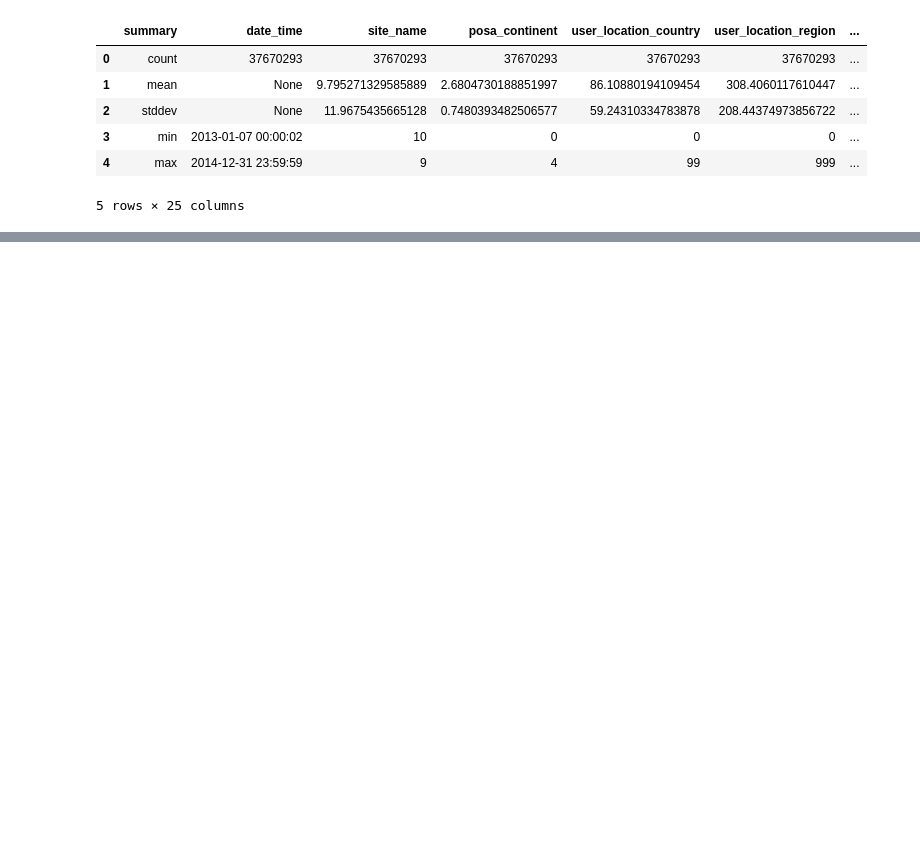
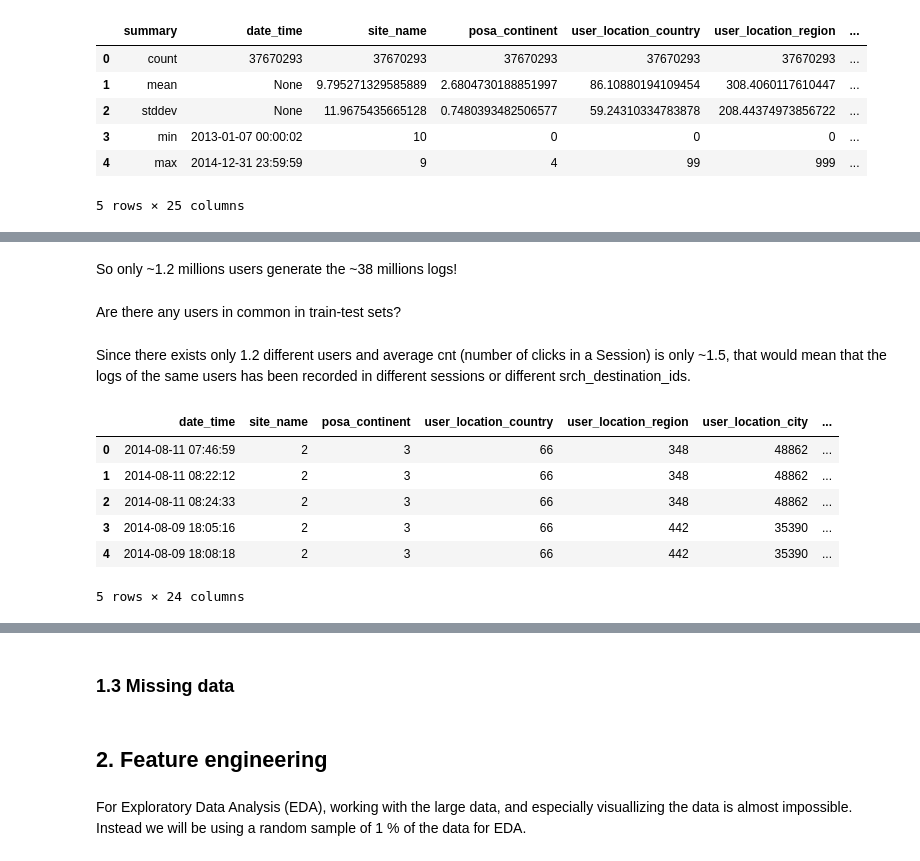
Before and after one commit to hamedrazavi/expedia_hotel_recommendations, a Jupyter notebook: expedia_hotel_recommendataions.ipynb, the cells around one changed output, grey strips where cells are left out. Saved outputs shown, nothing was run; the diff lists cells and outputs as text; code cells hidden in the pictures; blank space fills up the shorter version.

```diff
--- a/expedia_hotel_recommendataions.ipynb
+++ b/expedia_hotel_recommendataions.ipynb
@@ -49,0 +140,12 @@ train.describe().toPandas()
+# %%
+int_columns = ['site_name', 'posa_continent', 'user_location_country', 'user_location_region', 'user_location_city',
+               'user_id', 'is_mobile', 'is_package', 'channel', 'srch_adults_cnt', 'srch_children_cnt', 'srch_rm_cnt',
+               'srch_destination_id', 'srch_destination_type_id', 'is_booking', 'cnt', 'hotel_continent', 'hotel_country',
+               'hotel_market', 'hotel_cluster']
+float_columns = ['orig_destination_distance']
+date_columns = ['date_time', 'srch_ci', 'srch_co']
+# %%
+for i in range(len(int_columns)):
+    train = train.withColumn(int_columns[i], train[int_columns[i]].astype('int'))
+for i in range(len(float_columns)):
+    train = train.withColumn(float_columns[i], train[float_columns[i]].astype('float'))
@@ -49,0 +204,16 @@ train.describe().toPandas()
+# %% [markdown]
+So only ~1.2 millions users generate the ~38 millions logs!
+# %% [markdown]
+Are there any users in common in train-test sets?
+# %% [markdown]
+Since there exists only 1.2 different users and average cnt (number of clicks in a Session) is only ~1.5, that would mean that the logs of the same users has been recorded in different sessions or different srch_destination_ids.
+# %%
+pd.DataFrame(train.head(5), columns=train.columns)
+# %% [output]
+|  | date_time | site_name | posa_continent | user_location_country | user_location_region | user_location_city | ... |
+| 0 | 2014-08-11 07:46:59 | 2 | 3 | 66 | 348 | 48862 | ... |
+| 1 | 2014-08-11 08:22:12 | 2 | 3 | 66 | 348 | 48862 | ... |
+| 2 | 2014-08-11 08:24:33 | 2 | 3 | 66 | 348 | 48862 | ... |
+| 3 | 2014-08-09 18:05:16 | 2 | 3 | 66 | 442 | 35390 | ... |
+| 4 | 2014-08-09 18:08:18 | 2 | 3 | 66 | 442 | 35390 | ... |
+5 rows × 24 columns
@@ -57,3 +229,9 @@ test.describe().toPandas()
 | 3 | min | 0 | 2015-01-08 00:00:35 | 0 | 0 | 0 | 0 | ... |
 | 4 | max | 999999 | 2015-12-31 23:58:47 | 9 | 4 | 99 | 999 | ... |
 5 rows × 23 columns
+# %% [markdown]
+### 1.3 Missing data
+# %% [markdown]
+## 2. Feature engineering
+# %% [markdown]
+For Exploratory Data Analysis (EDA), working with the large data, and especially visuallizing the data is almost impossible. Instead we will be using a random sample of 1 % of the data for EDA.
```
Also changed, not shown: parts of 45 cells of this notebook, 1 other file.
